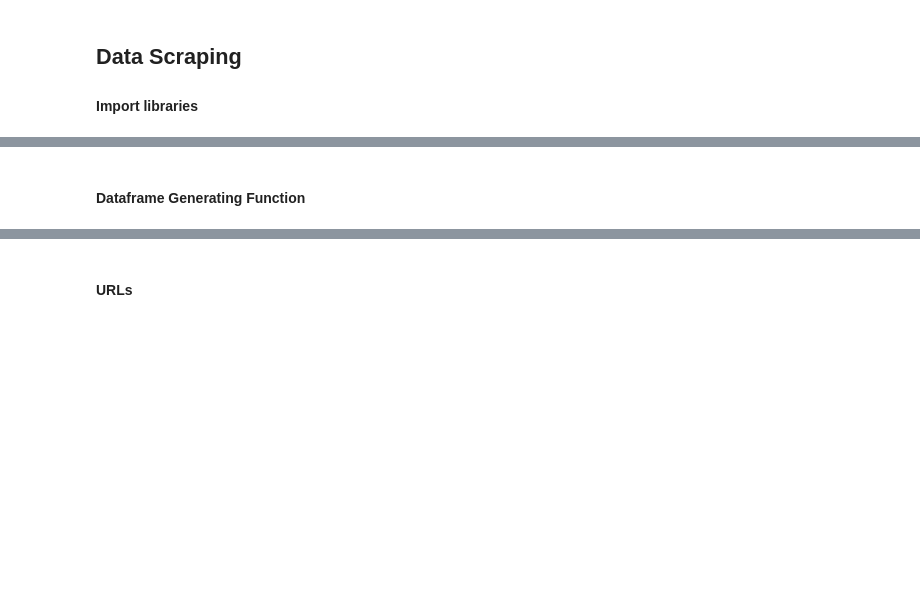
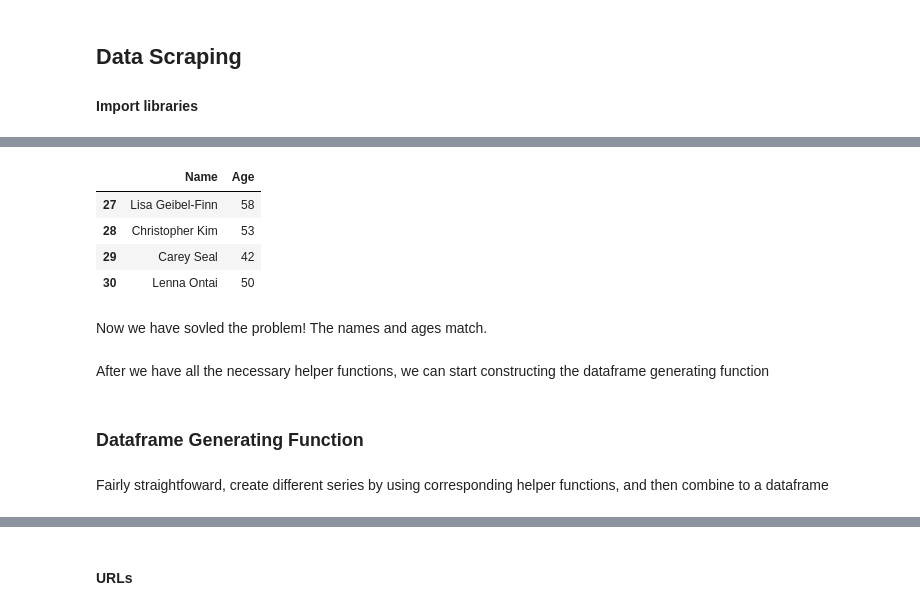
Before and after one commit to hubao666/Davis-Labor-Day-Race-Data-Scraping-and-Analysis, a Jupyter notebook: Davis_Labor_Day_Races.ipynb, the cells around one changed output, grey strips where cells are left out. Drawn from its saved outputs; the diff is of its cells as text; code cells hidden in the pictures; blank space fills up the shorter version.

```diff
--- a/Davis_Labor_Day_Races.ipynb
+++ b/Davis_Labor_Day_Races.ipynb
@@ -67,4 +251,41 @@ def get_gender(response):
+# %%
+## extract age values from page 3
+URL_10k_p3_2023 = 'https://results.changeofpace.com/results.aspx?CId=16356&RId=6121&EId=2&dt=0&PageNo=3'
+response = requests.get(URL_10k_p3_2023)
+response.raise_for_status()
+
+soup = BeautifulSoup(response.content, "html.parser")
+ages = soup.find_all('td' ,class_ = 'd-none d-sm-table-cell')
+
+extracted_values = [age.get_text() for age in ages]
+value_series = pd.Series(extracted_values)
+
+## simply comment out this line
+# numeric_age_data = pd.to_numeric(value_series, errors='coerce').dropna()
+# numeric_age_data = numeric_age_data.astype(int)
+# numeric_age_data.reset_index(drop=True, inplace=True)
+
+## and change the pattern we extract values
+correct_age_data = value_series.iloc[3::5]
+correct_age_data.reset_index(drop=True, inplace=True)
+
+name_data = get_names(response)
+df_name_and_age = pd.DataFrame({'Name': name_data, 'Age': correct_age_data})
+df_name_and_age = pd.DataFrame({'Name': name_data, 'Age': correct_age_data})
+df_name_and_age.iloc[27:31]
+# %% [output]
+|  | Name | Age |
+| 27 | Lisa Geibel-Finn | 58 |
+| 28 | Christopher Kim | 53 |
+| 29 | Carey Seal | 42 |
+| 30 | Lenna Ontai | 50 |
+# %% [markdown]
+Now we have sovled the problem! The names and ages match.
+# %% [markdown]
+After we have all the necessary helper functions, we can start constructing the dataframe generating function
 # %% [markdown]
-#### Dataframe Generating Function
+### Dataframe Generating Function
+# %% [markdown]
+Fairly straightfoward, create different series by using corresponding helper functions, and then combine to a dataframe
 # %%
 def generate_dataframe(URL, distance, year):
```
Also changed, not shown: parts of 36 cells of this notebook.
